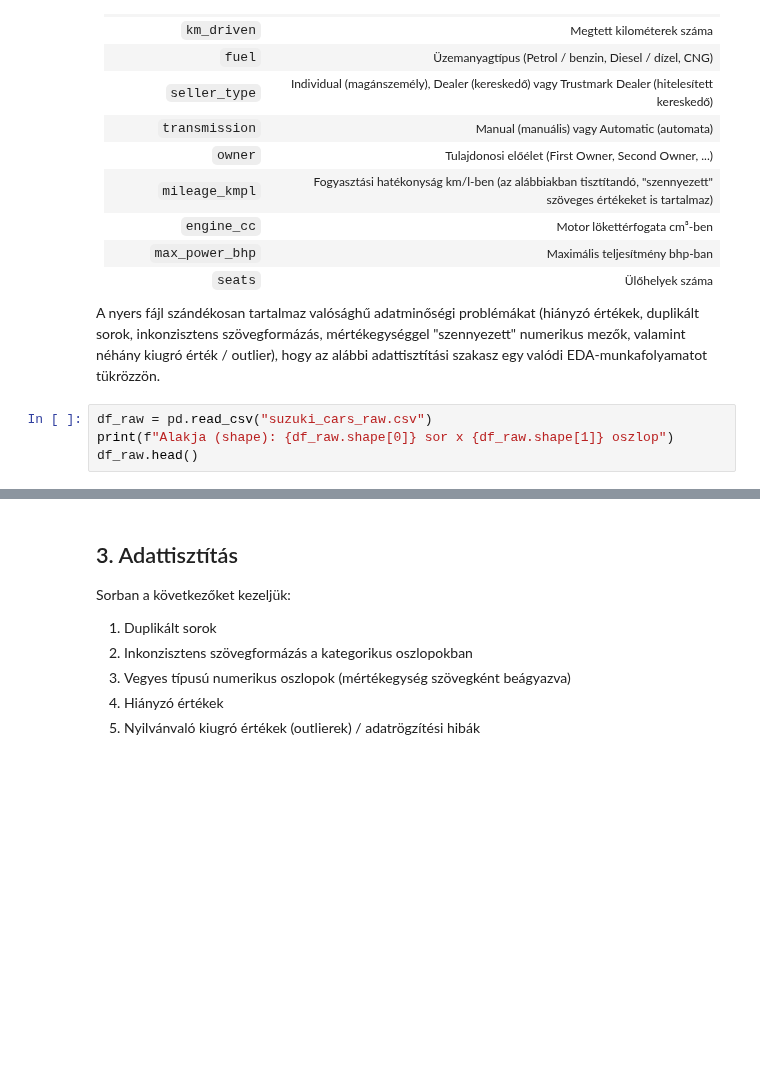
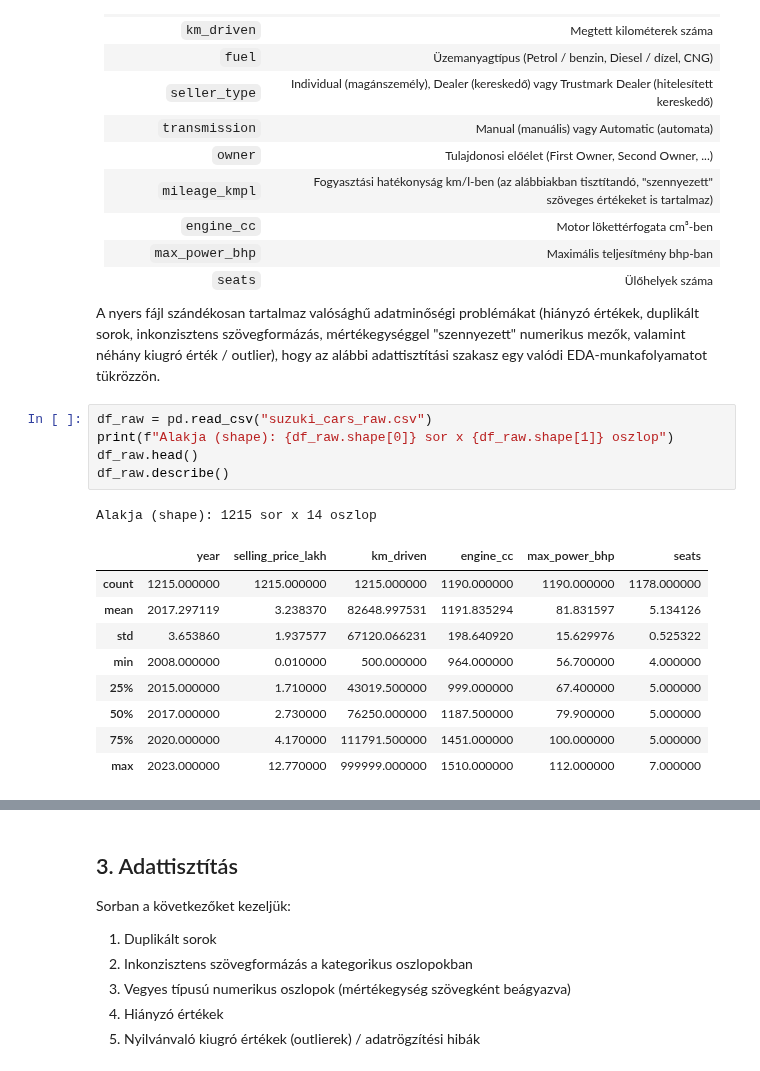
Before and after one commit to barnaszabo-dev/Suzuki_data_analysis, a Jupyter notebook: Suzuki_analysis_HU.ipynb, the cells around one changed output, grey strips where cells are left out. Drawn from its saved outputs; the diff is of its cells as text; blank space fills up the shorter version.

```diff
--- a/Suzuki_analysis_HU.ipynb
+++ b/Suzuki_analysis_HU.ipynb
@@ -89,6 +87,18 @@ szakasz egy valódi EDA-munkafolyamatot tükrözzön.
 # %%
 df_raw = pd.read_csv("suzuki_cars_raw.csv")
 print(f"Alakja (shape): {df_raw.shape[0]} sor x {df_raw.shape[1]} oszlop")
 df_raw.head()
+df_raw.describe()
+# %% [output]
+Alakja (shape): 1215 sor x 14 oszlop
+|  | year | selling_price_lakh | km_driven | engine_cc | max_power_bhp | seats |
+| count | 1215.000000 | 1215.000000 | 1215.000000 | 1190.000000 | 1190.000000 | 1178.000000 |
+| mean | 2017.297119 | 3.238370 | 82648.997531 | 1191.835294 | 81.831597 | 5.134126 |
+| std | 3.653860 | 1.937577 | 67120.066231 | 198.640920 | 15.629976 | 0.525322 |
+| min | 2008.000000 | 0.010000 | 500.000000 | 964.000000 | 56.700000 | 4.000000 |
+| 25% | 2015.000000 | 1.710000 | 43019.500000 | 999.000000 | 67.400000 | 5.000000 |
+| 50% | 2017.000000 | 2.730000 | 76250.000000 | 1187.500000 | 79.900000 | 5.000000 |
+| 75% | 2020.000000 | 4.170000 | 111791.500000 | 1451.000000 | 100.000000 | 5.000000 |
+| max | 2023.000000 | 12.770000 | 999999.000000 | 1510.000000 | 112.000000 | 7.000000 |
 # %%
 df_raw.info()
```
Also changed, not shown: parts of 35 cells of this notebook.
